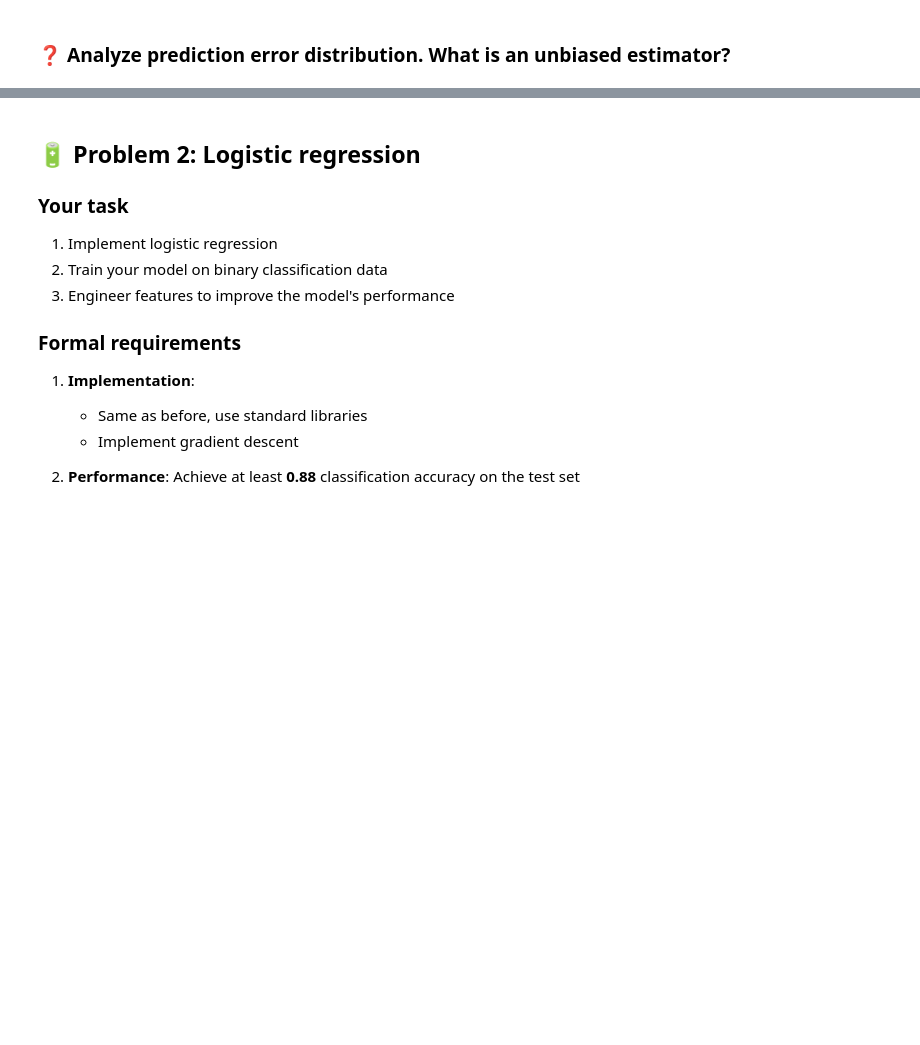
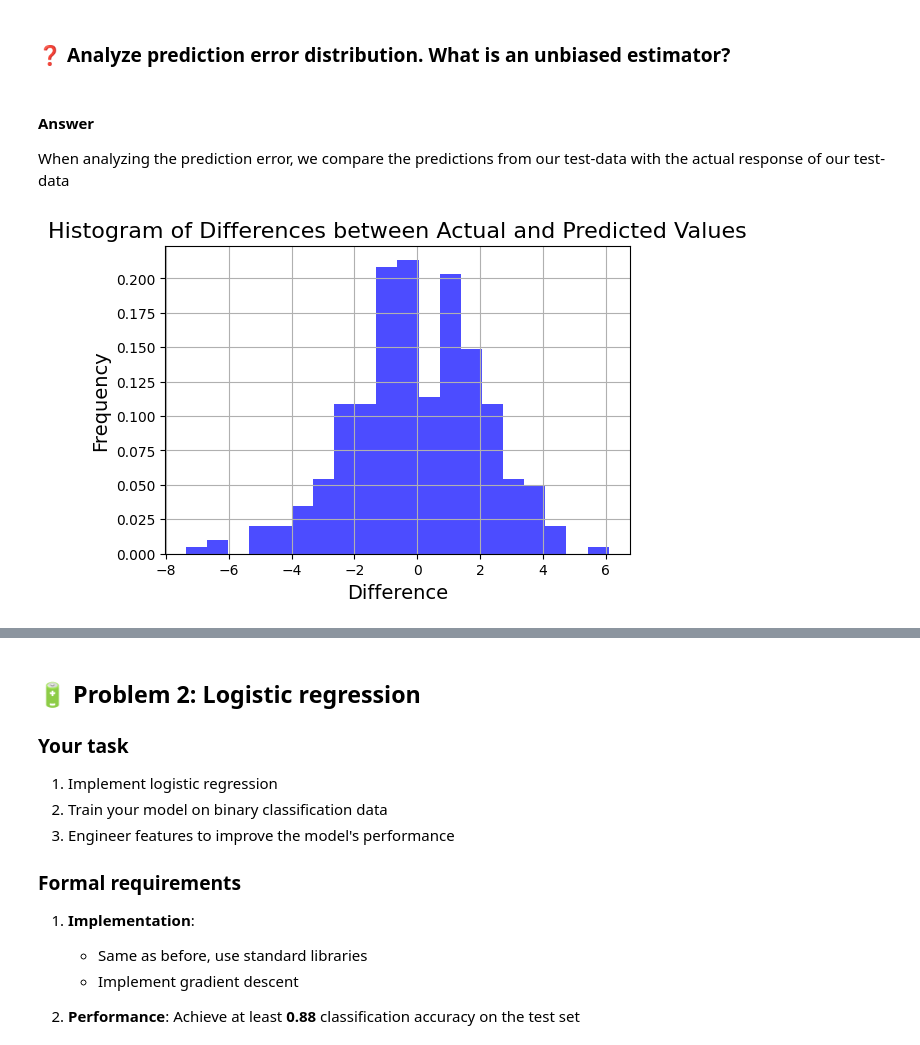
Before and after one commit to EinarJohannes/intro_ml_assignment_1, a Jupyter notebook: problem.ipynb, the cells around one changed output, grey strips where cells are left out. Saved outputs shown, nothing was run; the diff lists cells and outputs as text; code cells hidden in the pictures; blank space fills up the shorter version.

```diff
--- a/problem.ipynb
+++ b/problem.ipynb
@@ -185,3 +191,22 @@ Of course, we straight up ignore this and rather proceed with numerical optimiza
 Note that I prefer not having the factor $\frac{1}{2}$ in my loss function, as it in my opinion abuses the name Mean Squared Error, which is the average of the squared errors, not half of it.
 # %% [markdown]
 ### ❓ Analyze prediction error distribution. What is an unbiased estimator?
+# %% [markdown]
+#### Answer
+When analyzing the prediction error, we compare the predictions from our test-data with the actual response of our test-data
+# %%
+y_pred_test = lm.predict(lm.x_test)
+y_test = lm.y_test
+
+difference = y_test - y_pred_test
+
+# Histogram of difference array
+plt.figure(figsize=(6, 4))
+plt.hist(difference, bins=20, color='blue', alpha=0.7, density=True)
+plt.title('Histogram of Differences between Actual and Predicted Values', fontsize=16)
+plt.xlabel('Difference', fontsize=14)
+plt.ylabel('Frequency', fontsize=14)
+plt.grid(True)
+plt.show()
+# %% [output]
+[figure, added]
```
Also changed, not shown: parts of 8 cells of this notebook, 1 other file.
